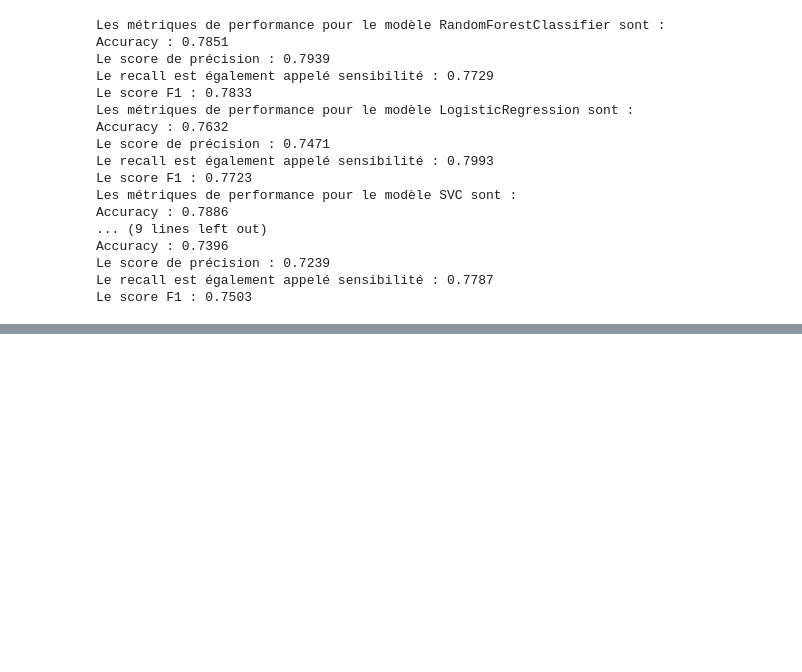
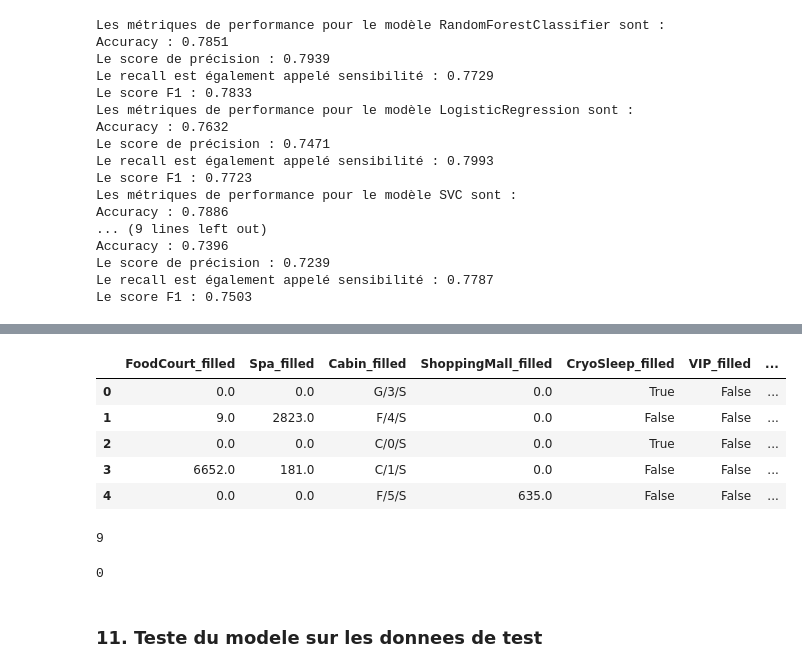
Before and after one commit to DiarafaSoukouna/project-kaggle, a Jupyter notebook: final.ipynb, the cells around one changed output, grey strips where cells are left out. Drawn from its saved outputs; the diff is of its cells as text; code cells hidden in the pictures; blank space fills up the shorter version.

```diff
--- a/final.ipynb
+++ b/final.ipynb
@@ -426,0 +587,3 @@ Le score F1 : 0.7503
+# %%
+random_result_test = filled_missing_values_with_random(spaceship_titanic_test)
+random_result_test.isnull().sum().sort_values(ascending=False)
@@ -426,0 +608,16 @@ Le score F1 : 0.7503
+# %%
+###Suppression des colonnes non importantes pour nos données d'entraînement
+random_result_test = random_result_test.drop(['HomePlanet', 'CryoSleep', 'Cabin', 'Destination', 'Age', 'VIP', 'RoomService', 'FoodCourt', 'ShoppingMall', 'Spa', 'VRDeck',], axis=1)
+random_result_test.head()
+# %% [output]
+|  | FoodCourt_filled | Spa_filled | Cabin_filled | ShoppingMall_filled | CryoSleep_filled | VIP_filled | ... |
+| 0 | 0.0 | 0.0 | G/3/S | 0.0 | True | False | ... |
+| 1 | 9.0 | 2823.0 | F/4/S | 0.0 | False | False | ... |
+| 2 | 0.0 | 0.0 | C/0/S | 0.0 | True | False | ... |
+| 3 | 6652.0 | 181.0 | C/1/S | 0.0 | False | False | ... |
+| 4 | 0.0 | 0.0 | F/5/S | 635.0 | False | False | ... |
+# %%
+###Voir le nombre de doublons
+random_result_test.duplicated().sum()
+# %% [output]
+9
@@ -426,0 +627,7 @@ Le score F1 : 0.7503
+# %%
+###Voir le nombre de doublons
+random_result_test.duplicated().sum()
+# %% [output]
+0
+# %% [markdown]
+### 11. Teste du modele sur les donnees de test
```
Also changed, not shown: parts of 30 cells of this notebook.
